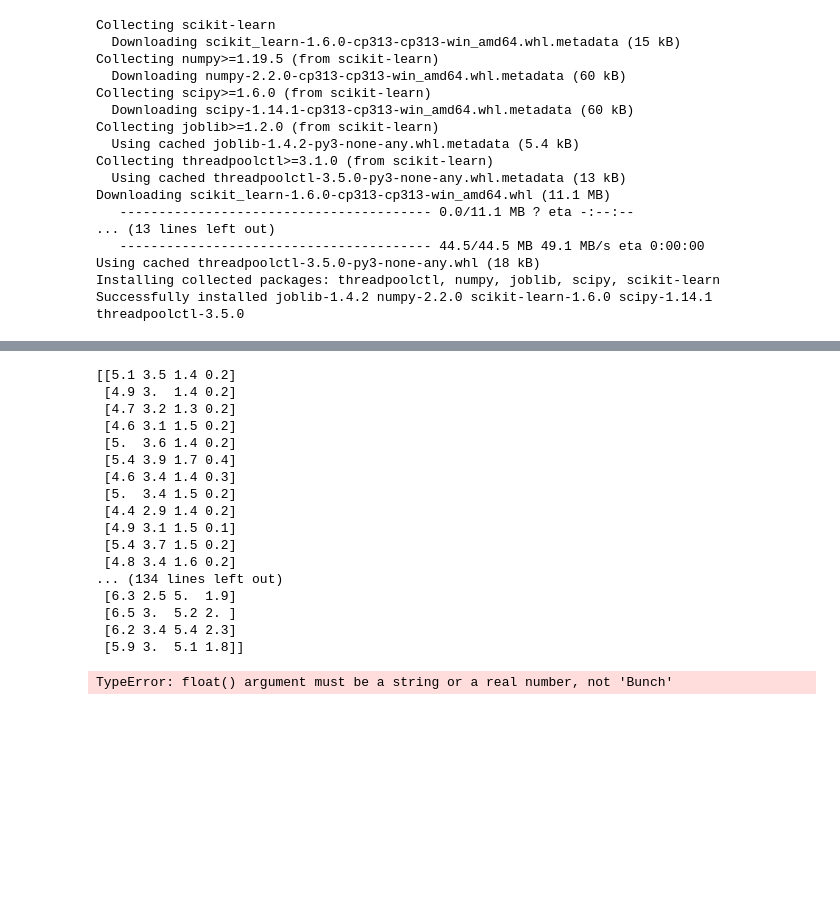
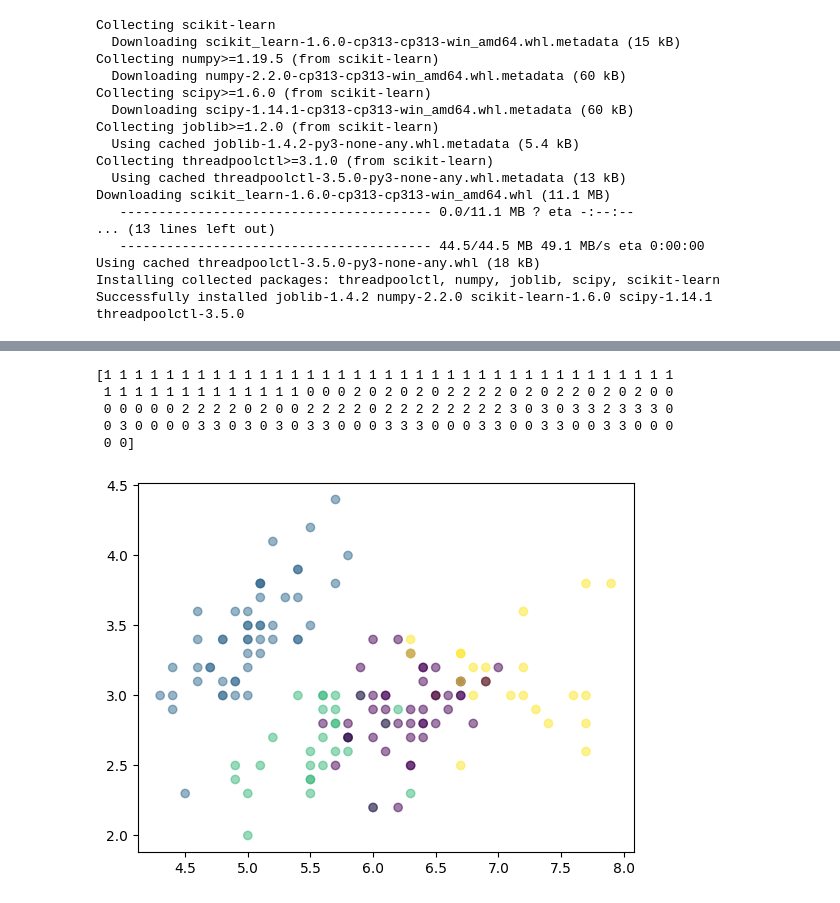
Before and after one commit to alt-rahul/unsupervised-learning, a Jupyter notebook: sample.ipynb, the cells around one changed output, grey strips where cells are left out. Cells and saved outputs as stored; diff of their text form; code cells hidden in the pictures; blank space fills up the shorter version.

```diff
--- a/sample.ipynb
+++ b/sample.ipynb
@@ -26,30 +50,25 @@ iris = datasets.load_iris()
-# %%
-print(iris["data"])
-# %% [output]
-[[5.1 3.5 1.4 0.2]
- [4.9 3.  1.4 0.2]
- [4.7 3.2 1.3 0.2]
- [4.6 3.1 1.5 0.2]
- [5.  3.6 1.4 0.2]
- [5.4 3.9 1.7 0.4]
- [4.6 3.4 1.4 0.3]
- [5.  3.4 1.5 0.2]
- [4.4 2.9 1.4 0.2]
- [4.9 3.1 1.5 0.1]
- [5.4 3.7 1.5 0.2]
- [4.8 3.4 1.6 0.2]
-... (134 lines left out)
- [6.3 2.5 5.  1.9]
- [6.5 3.  5.2 2. ]
- [6.2 3.4 5.4 2.3]
- [5.9 3.  5.1 1.8]]
+# %%
+iris = datasets.load_iris()
+iris_data = iris["data"]
 # %%
 model = KMeans(n_clusters=4)
 
-model.fit(iris)
+model.fit(iris_data)
 
-label_preds = model.predict(iris)
+label_preds = model.predict(iris_data)
 
 print(label_preds)
 # %% [output]
-TypeError: float() argument must be a string or a real number, not 'Bunch'
+[1 1 1 1 1 1 1 1 1 1 1 1 1 1 1 1 1 1 1 1 1 1 1 1 1 1 1 1 1 1 1 1 1 1 1 1 1
+ 1 1 1 1 1 1 1 1 1 1 1 1 1 0 0 0 2 0 2 0 2 0 2 2 2 2 0 2 0 2 2 0 2 0 2 0 0
+ 0 0 0 0 0 2 2 2 2 0 2 0 0 2 2 2 2 0 2 2 2 2 2 2 2 2 3 0 3 0 3 3 2 3 3 3 0
+ 0 3 0 0 0 0 3 3 0 3 0 3 0 3 3 0 0 0 3 3 3 0 0 0 3 3 0 0 3 3 0 0 3 3 0 0 0
+ 0 0]
+# %%
+xs = iris_data[:, 0]
+ys = iris_data[:, 1]
+plt.scatter(xs, ys, c=label_preds, alpha=0.5)
+
+plt.show()
+# %% [output]
+[figure, added]
```
Also changed, not shown: parts of 2 cells of this notebook.
